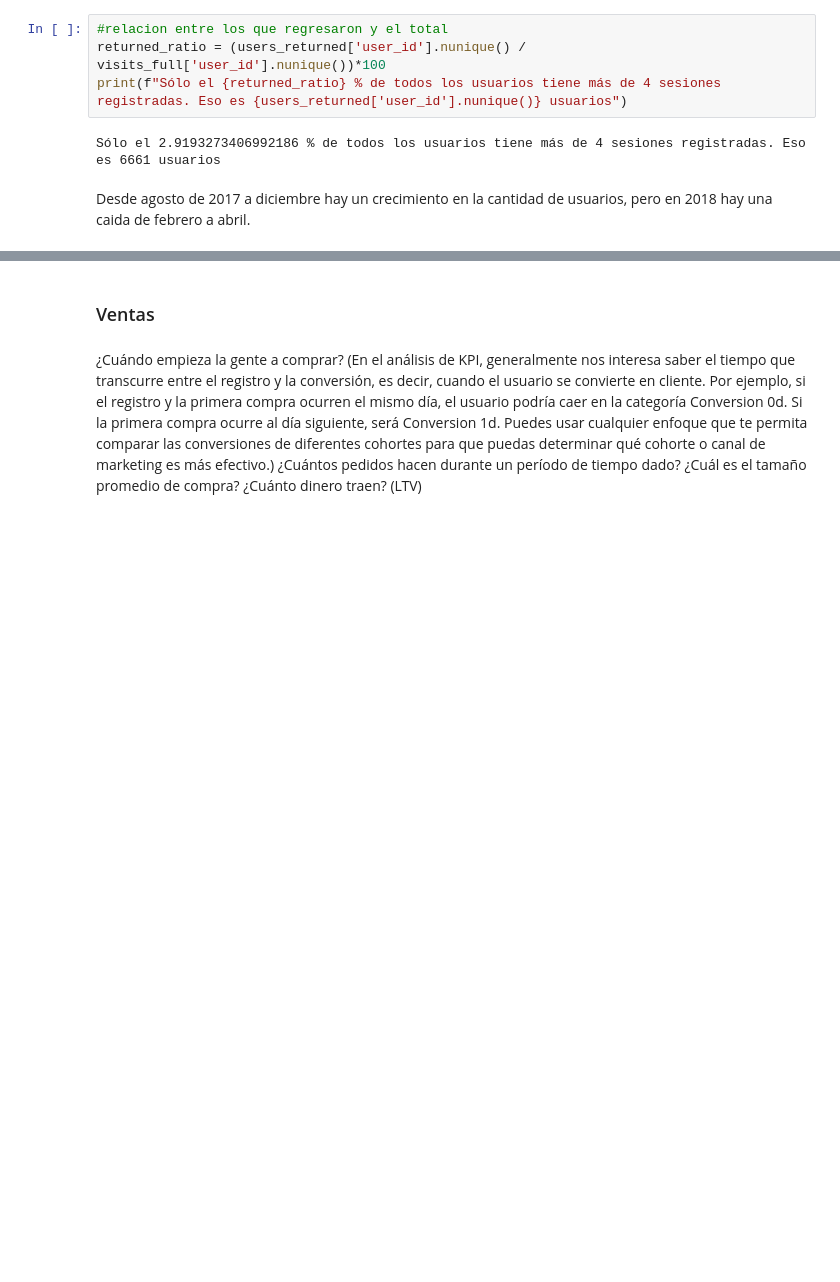
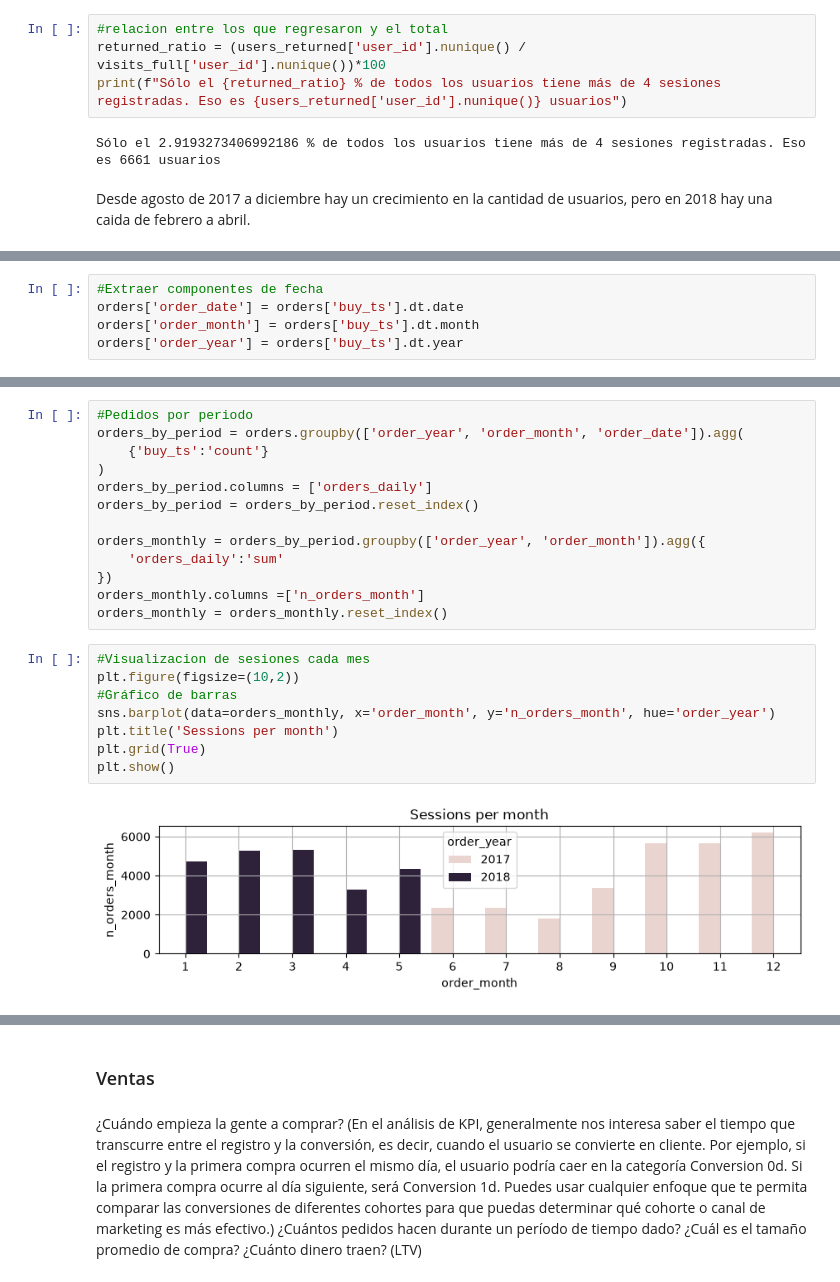
Before and after one commit to marcb-97/showz_project, a Jupyter notebook: showz.ipynb, the cells around one changed output, grey strips where cells are left out. Saved outputs shown, nothing was run; the diff lists cells and outputs as text; blank space fills up the shorter version.

Commit message:
Análisis de orders o pedidos

```diff
--- a/showz.ipynb
+++ b/showz.ipynb
@@ -529,0 +541,5 @@ Desde agosto de 2017 a diciembre hay un crecimiento en la cantidad de usuarios,
+# %%
+#Extraer componentes de fecha
+orders['order_date'] = orders['buy_ts'].dt.date
+orders['order_month'] = orders['buy_ts'].dt.month
+orders['order_year'] = orders['buy_ts'].dt.year
@@ -529,0 +611,23 @@ Desde agosto de 2017 a diciembre hay un crecimiento en la cantidad de usuarios,
+# %%
+#Pedidos por periodo
+orders_by_period = orders.groupby(['order_year', 'order_month', 'order_date']).agg(
+    {'buy_ts':'count'}
+)
+orders_by_period.columns = ['orders_daily']
+orders_by_period = orders_by_period.reset_index()
+
+orders_monthly = orders_by_period.groupby(['order_year', 'order_month']).agg({
+    'orders_daily':'sum'
+})
+orders_monthly.columns =['n_orders_month']
+orders_monthly = orders_monthly.reset_index()
+# %%
+#Visualizacion de sesiones cada mes
+plt.figure(figsize=(10,2))
+#Gráfico de barras
+sns.barplot(data=orders_monthly, x='order_month', y='n_orders_month', hue='order_year')
+plt.title('Sessions per month')
+plt.grid(True)
+plt.show()
+# %% [output]
+[figure, added]
```
Also changed, not shown: parts of 20 cells of this notebook.
